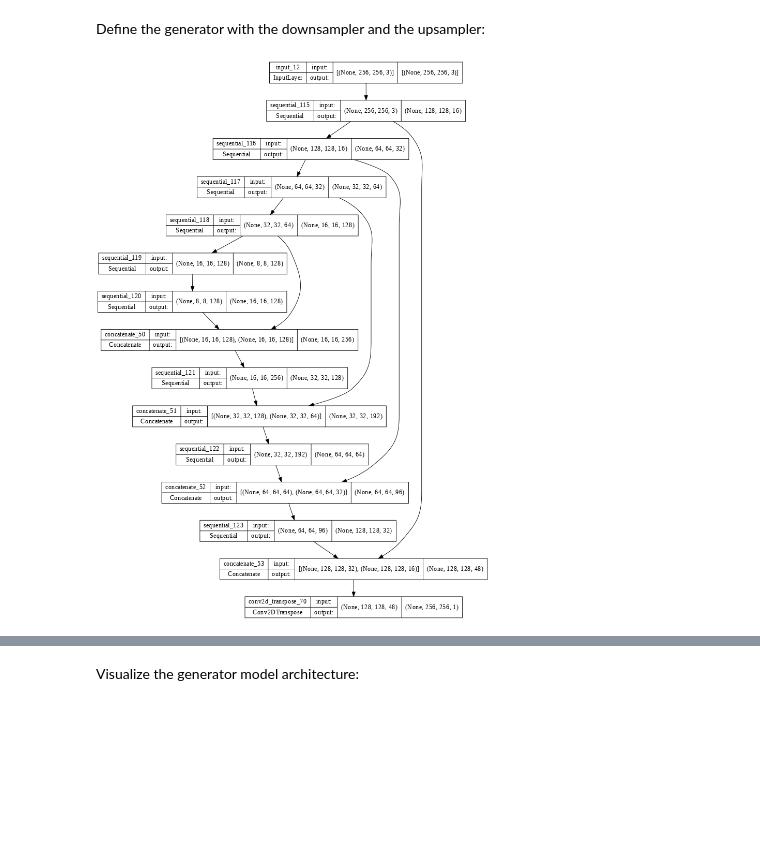
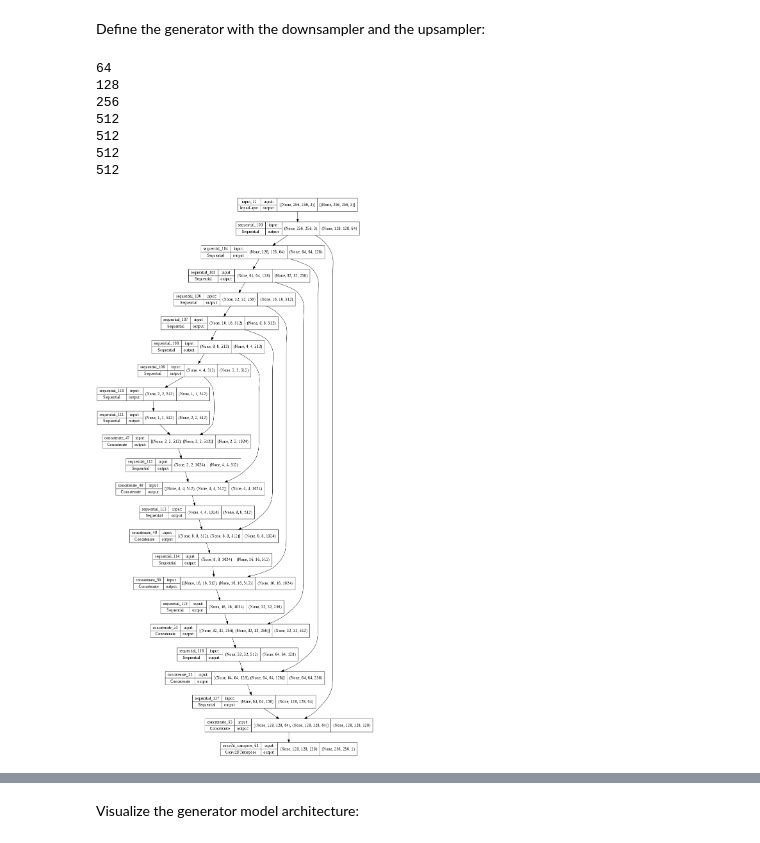
Before and after one commit to cbojechko/Image_Prediction, a Jupyter notebook: DeepLearningTools/3chan_nifti_GAN.ipynb, the cells around one changed output, grey strips where cells are left out. Drawn from its saved outputs; the diff is of its cells as text; code cells hidden in the pictures; blank space fills up the shorter version.

Commit message:
generator is more modular, default makes original generator

```diff
--- a/DeepLearningTools/3chan_nifti_GAN.ipynb
+++ b/DeepLearningTools/3chan_nifti_GAN.ipynb
@@ -464,33 +464,32 @@ def upsample(filters, size, apply_dropout=False):
 # %% [markdown]
 Define the generator with the downsampler and the upsampler:
 # %%
-def Generator():
+def old_Generator():
   inputs = tf.keras.layers.Input(shape=[256, 256, 3])
-  scale = 4
-  size = 3 #4
+
   down_stack = [
-    downsample(64//scale, size, apply_batchnorm=False),  # (batch_size, 128, 128, 64)
-    downsample(128//scale, size),  # (batch_size, 64, 64, 128)
-    downsample(256//scale, size),  # (batch_size, 32, 32, 256)
-    downsample(512//scale, size),  # (batch_size, 16, 16, 512)
-    downsample(512//scale, size),  # (batch_size, 8, 8, 512)
-    # downsample(512//scale, 4),  # (batch_size, 4, 4, 512)
-    # downsample(512, 4),  # (batch_size, 2, 2, 512)
-    # downsample(512, 4),  # (batch_size, 1, 1, 512)
+    downsample(64, 4, apply_batchnorm=False),  # (batch_size, 128, 128, 64)
+    downsample(128, 4),  # (batch_size, 64, 64, 128)
+    downsample(256, 4),  # (batch_size, 32, 32, 256)
+    downsample(512, 4),  # (batch_size, 16, 16, 512)
+    downsample(512, 4),  # (batch_size, 8, 8, 512)
+    downsample(512, 4),  # (batch_size, 4, 4, 512)
+    downsample(512, 4),  # (batch_size, 2, 2, 512)
+    downsample(512, 4),  # (batch_size, 1, 1, 512)
   ]
 
   up_stack = [
-    # upsample(512//scale, 4, apply_dropout=True),  # (batch_size, 2, 2, 1024)
-    # upsample(512, 4, apply_dropout=True),  # (batch_size, 4, 4, 1024)
-    upsample(512//scale, size, apply_dropout=False),  # (batch_size, 8, 8, 1024)
-    upsample(512//scale, size),  # (batch_size, 16, 16, 1024)
-    upsample(256//scale, size),  # (batch_size, 32, 32, 512)
-    upsample(128//scale, size),  # (batch_size, 64, 64, 256)
-    upsample(64, size),  # (batch_size, 128, 128, 128)
+    upsample(512, 4, apply_dropout=True),  # (batch_size, 2, 2, 1024)
+    upsample(512, 4, apply_dropout=True),  # (batch_size, 4, 4, 1024)
+    upsample(512, 4, apply_dropout=True),  # (batch_size, 8, 8, 1024)
+    upsample(512, 4),  # (batch_size, 16, 16, 1024)
+    upsample(256, 4),  # (batch_size, 32, 32, 512)
+    upsample(128, 4),  # (batch_size, 64, 64, 256)
+    upsample(64, 4),  # (batch_size, 128, 128, 128)
   ]
 
   initializer = tf.random_normal_initializer(0., 0.02)
-  last = tf.keras.layers.Conv2DTranspose(OUTPUT_CHANNELS, size,
+  last = tf.keras.layers.Conv2DTranspose(OUTPUT_CHANNELS, 4,
                                          strides=2,
                                          padding='same',
                                          kernel_initializer=initializer,
@@ -517,5 +574,12 @@ def Generator():
 # %%
-generator = Generator()
-tf.keras.utils.plot_model(generator, show_shapes=True, dpi=64)
+new_generator = Generator(size=4, layers=7, double_layers=4, filters_start=64)
+tf.keras.utils.plot_model(new_generator, show_shapes=True, dpi=64)
 # %% [output]
+64
+128
+256
+512
+512
+512
+512
-[figure, old version]
+[figure, new version]
```
Also changed, not shown: parts of 11 cells of this notebook.
